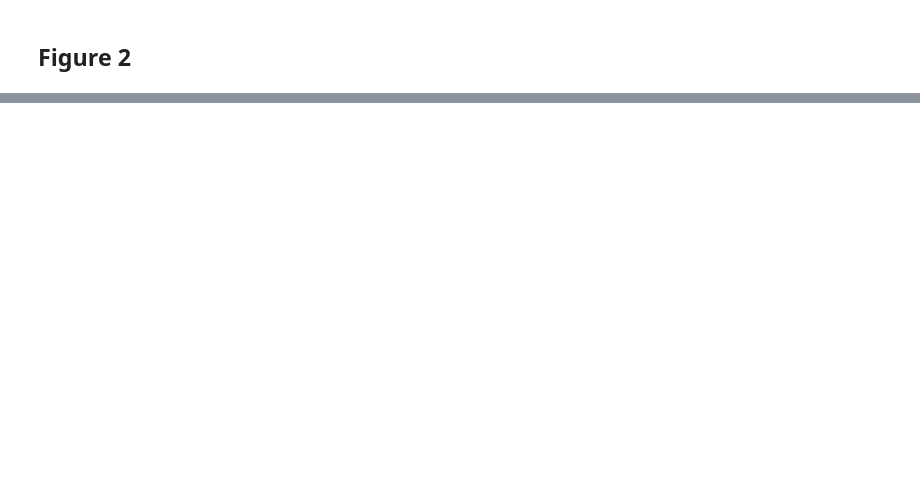
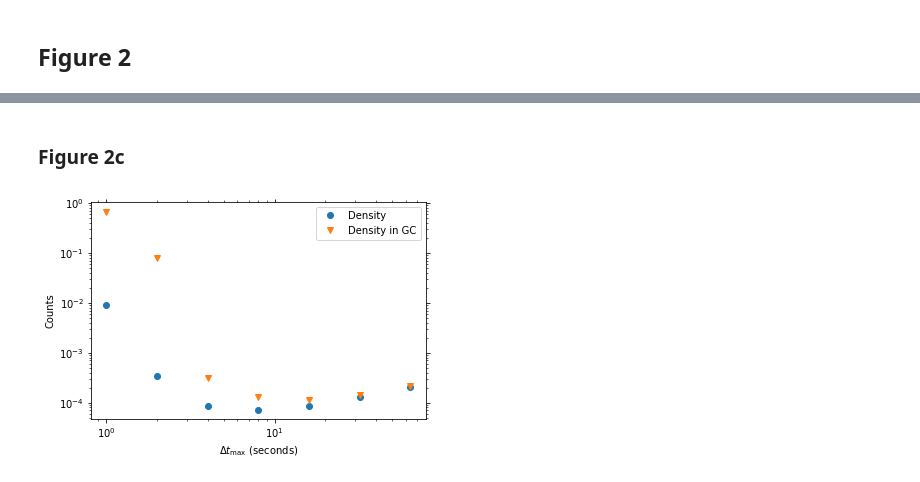
Before and after one commit to gerritjandebruin/truck-codriving, a Jupyter notebook: notebooks/04-gj-figures.ipynb, the cells around one changed output, grey strips where cells are left out. Cells and saved outputs as stored; diff of their text form; code cells hidden in the pictures; blank space fills up the shorter version.

```diff
--- a/notebooks/04-gj-figures.ipynb
+++ b/notebooks/04-gj-figures.ipynb
@@ -53,0 +123,14 @@ plt.savefig(figure_file + '2.pdf')
+# %% [markdown]
+### Figure 2c
+# %%
+with matplotlib.rc_context({'xtick.top': True, 'ytick.right': True, }):
+    data['Density'].plot(marker='o', ls='')
+    data['Density in GC'].plot(marker='v', ls='')
+    plt.xscale('log')
+    plt.yscale('log')
+    plt.xlabel(r'$\Delta t_\mathrm{max}$ (seconds)')
+    plt.ylabel('Counts')
+    plt.legend()
+    plt.savefig(figure_file + '2c.pdf')
+# %% [output]
+[figure, added]
```
Also changed, not shown: parts of 32 cells of this notebook, 14 other files.
